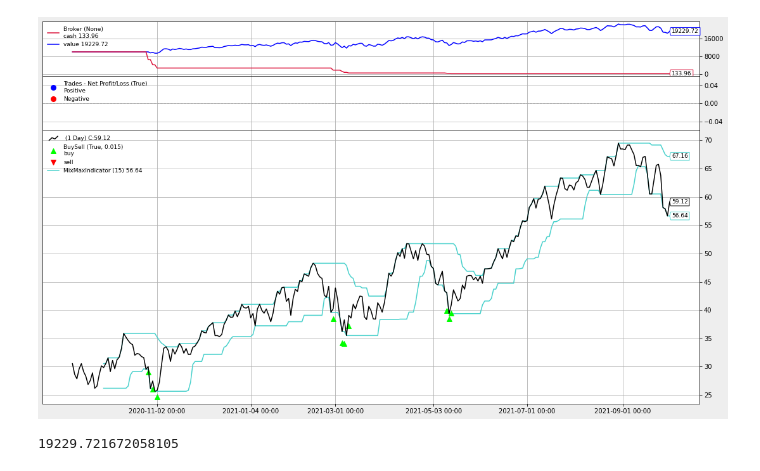
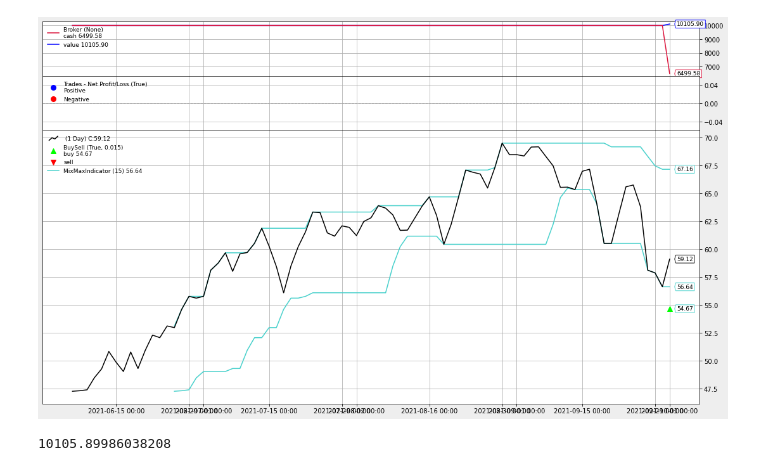
Before and after one commit to evanscastonguay/simulator, a Jupyter notebook: simulator_tecl.ipynb, the cells around one changed output. Cells and saved outputs as stored; diff of their text form; code cells hidden in the pictures.

```diff
--- a/simulator_tecl.ipynb
+++ b/simulator_tecl.ipynb
@@ -12,6 +12,7 @@ import backtrader.feeds as btfeeds
 import random
 import math
 import smtplib, ssl
+import datetime as dat
 from datetime import date
 from pylab import rcParams
 rcParams['figure.figsize'] = 16,9
@@ -61,16 +62,16 @@ class MixMaxStrategy(bt.Strategy):
     if self.p.log_enable :
       print(f'{dt}, {txt}')
 
-  def is_datapoint_today (self):
-    is_datapoint_today = False
-    current_datapoint_date = self.datas[0].datetime.date(0).isoformat()
-    today = date.today().strftime("%Y-%m-%d")
-    today = "2020-12-10"
-    # print(f'current_datapoint_date=*{current_datapoint_date}* vs today*{today}*')
-    # if current_datapoint is for today
-    if current_datapoint_date == today:
-      is_datapoint_today = True
-    return is_datapoint_today
+  def is_datapoint_recent (self):
+    is_datapoint_recent = False
+    current_datapoint_date = self.datas[0].datetime.date(0)
+    date_treshold = date.today() - dat.timedelta(days=5)
+    print(f'current_datapoint_date: {current_datapoint_date} date_treshold:{date_treshold}')
+
+    if current_datapoint_date > date_treshold:
+      is_datapoint_recent = True
+
+    return is_datapoint_recent
 
 
   def send_email (self, size, price_limit, order_date):
@@ -88,4 +89,4 @@ Subject: REMINDER SUBMIT BUY {size} stock of '{self.p.ticker}' with price_limit
 SUBMIT BUY ORDER of {size} {self.p.ticker} stock with a price_limit of {price_limit:.2f} for a total amount of {total_price:.2f} on date: {order_date}.
 https://tmw.secure.vmd.ca/s9web/secure/orders/trade/stocks?symbol={self.p.ticker}-U&action=TRADE&side=BUY
 
-See COLAB GRAPH: https://colab.research.google.com/drive/1v4nXgE8lJH7ELD5pAHuw20vdoTyF20dK#scrollTo=BSwvMDJWEJAU
+See COLAB GRAPH: https://colab.research.google.com/drive/1kndxhlqA-KlNWkWsNmc8h0Bs5GJTJN7p#scrollTo=BSwvMDJWEJAU
@@ -139,7 +140,7 @@ See YAHOO GRAPH: https://finance.yahoo.com/chart/{self.p.ticker}#eyJpbnRlcnZhbCI
     if target_worst_lost_price < target_best_gain_price :
       target_price = target_worst_lost_price
 
-    if self.is_datapoint_today() :
+    if self.is_datapoint_recent() :
       self.log(f'{self.p.ticker} - CLOSE_PRICE: {self.data_close[0]:.2f}, TARGET_PRICE: {target_price:.2f}, TARGET_WORST_LOST:{target_worst_lost_price:.2f}, TARGET_BEST_GAIN:{target_best_gain_price:.2f}')
 
     # if the worst_lost is smaller than the worst_lost_threshold it means that the stock is at a discount and
@@ -148,7 +149,7 @@ See YAHOO GRAPH: https://finance.yahoo.com/chart/{self.p.ticker}#eyJpbnRlcnZhbCI
       self.order = self.buy()
       if self.order :
         self.log(f'BUY CREATED  --- Price: {self.data_close[0]:.2f}, Size: {self.order.size}, Cash: {self.broker.getcash():.2f}')
-        if self.is_datapoint_today() :
+        if self.is_datapoint_recent() :
           self.send_email (self.order.size, self.data_close[0] , self.datas[0].datetime.date(0).isoformat())
     elif self.position: # in the market
       # calculate potential profit percentage
@@ -187,7 +188,7 @@ def  runCerebro(ticker, startTime, endTime, trailing_period=15,  buy_ratio=.20,
     cerebro.plot(height= 30, iplot= False, volume = False)
   return value
 
-runCerebro('TECL', '2020-09-09',date.today().strftime("%Y-%m-%d"), trailing_period=15, buy_ratio=.35, best_gain_threshold=0, worst_lost_threshold=-15,sell_profit_threshold=2, log_enable = True, plot_enable=True, email_enable = True)
+runCerebro('TECL', '2021-06-06',date.today().strftime("%Y-%m-%d"), trailing_period=15, buy_ratio=.35, best_gain_threshold=0, worst_lost_threshold=-15,sell_profit_threshold=2, log_enable = True, plot_enable=True, email_enable = True)
 # %% [output]
 Requirement already satisfied: backtrader[plotting] in /usr/local/lib/python3.7/dist-packages (1.9.76.123)
 Requirement already satisfied: matplotlib in /usr/local/lib/python3.7/dist-packages (from backtrader[plotting]) (3.2.2)
@@ -209,2 +210,2 @@ Requirement already satisfied: pandas>=0.24 in /usr/local/lib/python3.7/dist-pac
-[figure, old version]
+[figure, new version]
-19229.721672058105
+10105.89986038208
```
Also changed, not shown: parts of 1 cell of this notebook.
